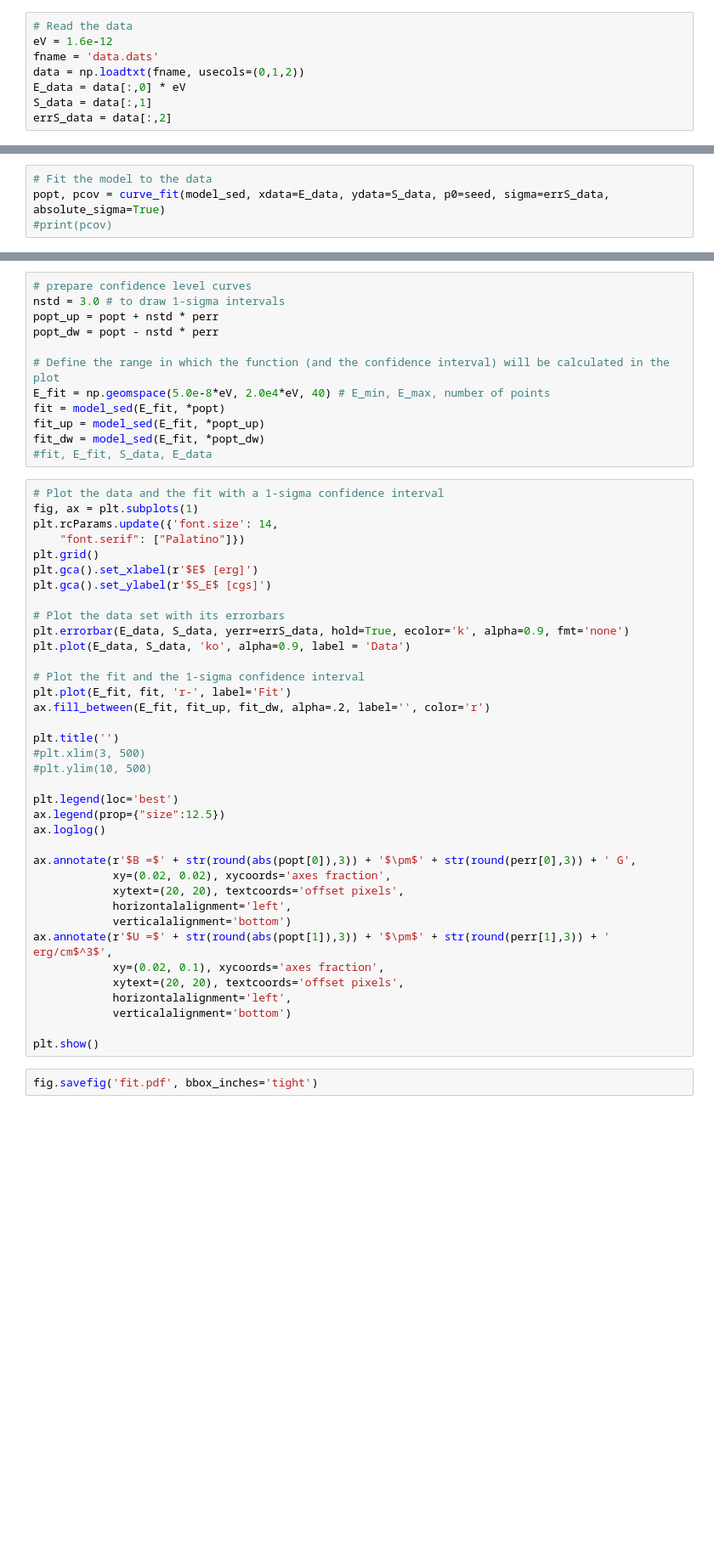
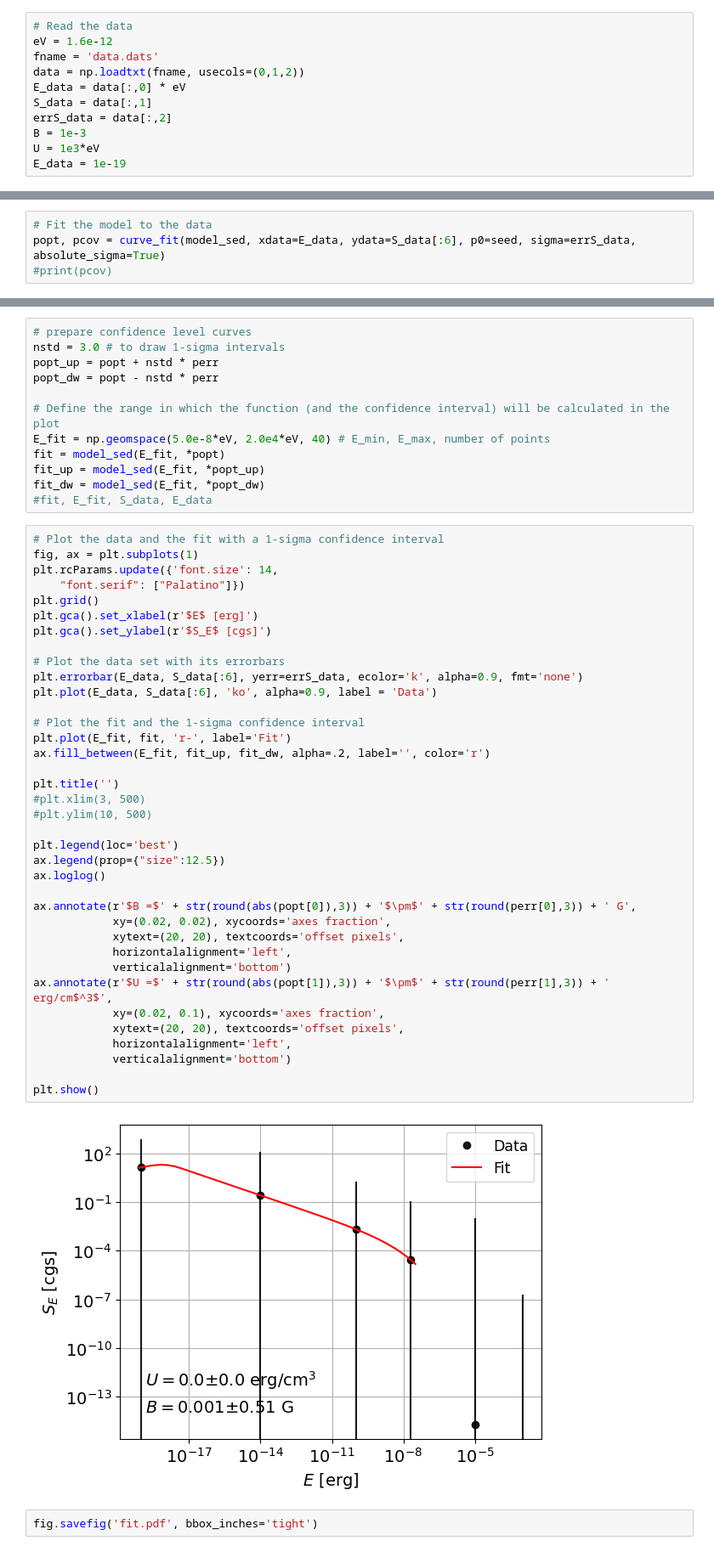
Before and after one commit to santimda/ExtendedJet, a Jupyter notebook: Example_sync_code/fit_SED.ipynb, the cells around one changed output, grey strips where cells are left out. Shown: that part at 85% size. Drawn from its saved outputs; the diff is of its cells as text; blank space fills up the shorter version.

```diff
--- a/Example_sync_code/fit_SED.ipynb
+++ b/Example_sync_code/fit_SED.ipynb
@@ -13,6 +13,9 @@ data = np.loadtxt(fname, usecols=(0,1,2))
 E_data = data[:,0] * eV
 S_data = data[:,1]
 errS_data = data[:,2]
+B = 1e-3
+U = 1e3*eV
+E_data = 1e-19
 # %%
 # Define the function to fit
 def model_sed(E, B, U):
@@ -36,6 +55,6 @@ model_sed([1*eV], 1e-3, 1e3*eV) # THIS CRASHES!
 # %%
 # Fit the model to the data
-popt, pcov = curve_fit(model_sed, xdata=E_data, ydata=S_data, p0=seed, sigma=errS_data, absolute_sigma=True)
+popt, pcov = curve_fit(model_sed, xdata=E_data, ydata=S_data[:6], p0=seed, sigma=errS_data, absolute_sigma=True)
 #print(pcov)
 # %%
 perr = np.sqrt(np.diag(pcov))
@@ -65,34 +85,36 @@ plt.rcParams.update({'font.size': 14,
 plt.grid()
 plt.gca().set_xlabel(r'$E$ [erg]')
 plt.gca().set_ylabel(r'$S_E$ [cgs]')
 
 # Plot the data set with its errorbars
-plt.errorbar(E_data, S_data, yerr=errS_data, hold=True, ecolor='k', alpha=0.9, fmt='none')
-plt.plot(E_data, S_data, 'ko', alpha=0.9, label = 'Data')
+plt.errorbar(E_data, S_data[:6], yerr=errS_data, ecolor='k', alpha=0.9, fmt='none')
+plt.plot(E_data, S_data[:6], 'ko', alpha=0.9, label = 'Data')
 
 # Plot the fit and the 1-sigma confidence interval
 plt.plot(E_fit, fit, 'r-', label='Fit')
 ax.fill_between(E_fit, fit_up, fit_dw, alpha=.2, label='', color='r')
 
 plt.title('')
 #plt.xlim(3, 500)
 #plt.ylim(10, 500)
 
 plt.legend(loc='best')
 ax.legend(prop={"size":12.5})
 ax.loglog()
 
 ax.annotate(r'$B =$' + str(round(abs(popt[0]),3)) + '$\pm$' + str(round(perr[0],3)) + ' G',
             xy=(0.02, 0.02), xycoords='axes fraction',
             xytext=(20, 20), textcoords='offset pixels',
             horizontalalignment='left',
             verticalalignment='bottom')
 ax.annotate(r'$U =$' + str(round(abs(popt[1]),3)) + '$\pm$' + str(round(perr[1],3)) + ' erg/cm$^3$',
             xy=(0.02, 0.1), xycoords='axes fraction',
             xytext=(20, 20), textcoords='offset pixels',
             horizontalalignment='left',
             verticalalignment='bottom')
 
 plt.show()
+# %% [output]
+[figure, added]
 # %%
 fig.savefig('fit.pdf', bbox_inches='tight')
```
Also changed, not shown: parts of 3 cells of this notebook, 4 other files.
